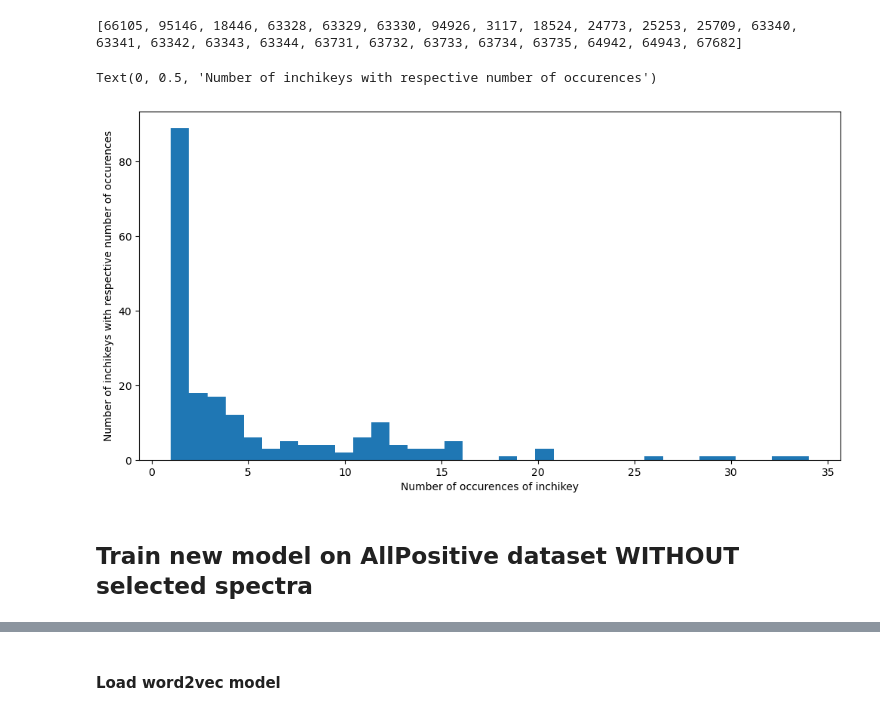
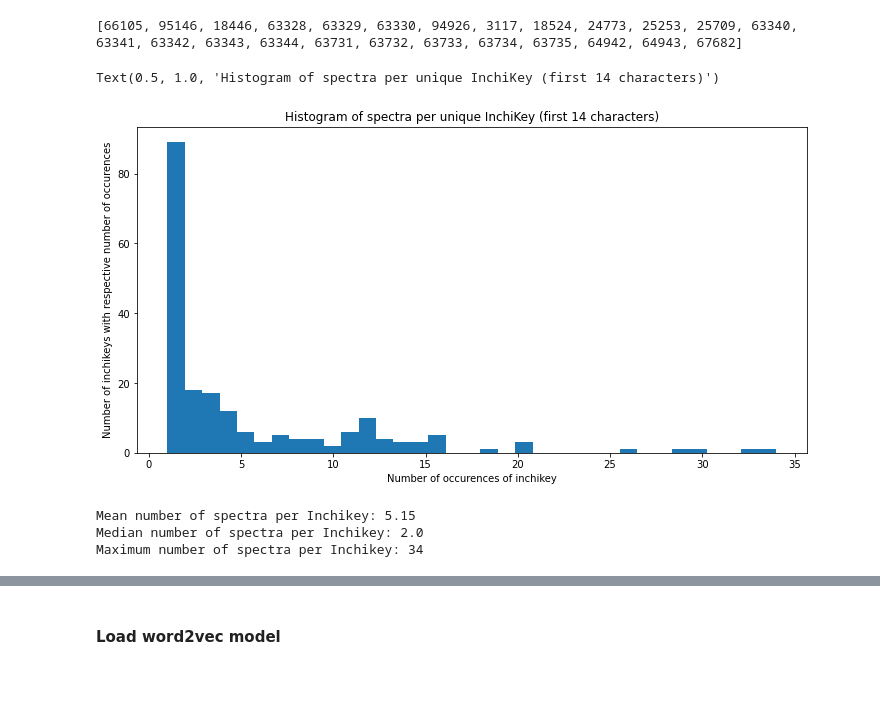
Before and after one commit to iomega/spec2vec_gnps_data_analysis, a Jupyter notebook: notebooks/iomega-9-unknown-compound-search.ipynb, the cells around one changed output, grey strips where cells are left out. Saved outputs shown, nothing was run; the diff lists cells and outputs as text; code cells hidden in the pictures; blank space fills up the shorter version.

```diff
--- a/notebooks/iomega-9-unknown-compound-search.ipynb
+++ b/notebooks/iomega-9-unknown-compound-search.ipynb
@@ -217,10 +192,18 @@ print(selected_spectra[:25])
 # %%
 plt.figure(figsize=(12,6))
 plt.hist(inchikeys_pd.str[:14][selected_spectra].value_counts(), 35)
 plt.xlabel('Number of occurences of inchikey')
 plt.ylabel('Number of inchikeys with respective number of occurences')
+plt.title("Histogram of spectra per unique InchiKey (first 14 characters)")
 # %% [output]
-Text(0, 0.5, 'Number of inchikeys with respective number of occurences')
+Text(0.5, 1.0, 'Histogram of spectra per unique InchiKey (first 14 characters)')
-[figure, old version]
+[figure, new version]
-# %% [markdown]
-## Train new model on AllPositive dataset WITHOUT selected spectra
+# %%
+selected_inchikey_counts = inchikeys_pd.str[:14][selected_spectra].value_counts()
+print("Mean number of spectra per Inchikey:", np.mean(selected_inchikey_counts))
+print("Median number of spectra per Inchikey:", np.median(selected_inchikey_counts))
+print("Maximum number of spectra per Inchikey:", np.max(selected_inchikey_counts))
+# %% [output]
+Mean number of spectra per Inchikey: 5.15
+Median number of spectra per Inchikey: 2.0
+Maximum number of spectra per Inchikey: 34
```
Also changed, not shown: parts of 94 cells of this notebook, 2 other files.
